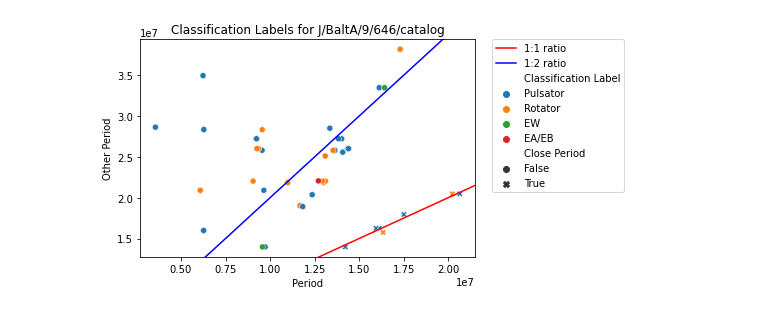
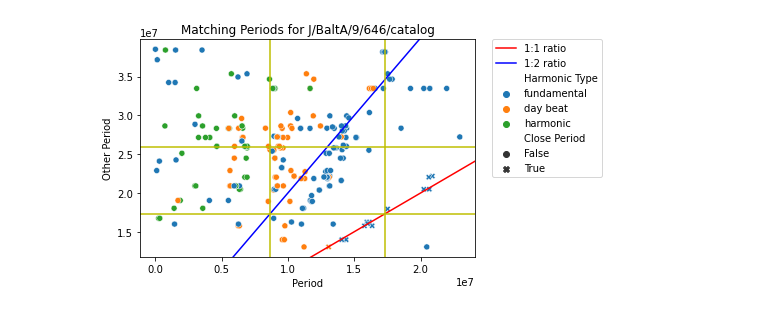
Before and after one commit to adammcmaster/superwasp-tools, a Jupyter notebook: crossref/period_comparison.ipynb, the cells around one changed output. Drawn from its saved outputs; the diff is of its cells as text; code cells hidden in the pictures.

Commit message:
Plot beat periods and add hundred day lines

```diff
--- a/crossref/period_comparison.ipynb
+++ b/crossref/period_comparison.ipynb
@@ -19,15 +19,15 @@ from catalogues import Catalogue
 import swasputils
 # %%
 superwasp_sources = swasputils.UnifiedSubjects().get_workflow(swasputils.MAIN_WORKFLOW)
-superwasp_sources = superwasp_sources.real
-superwasp_sources = superwasp_sources.remove_class(superwasp_sources.UNKNOWN)
-superwasp_sources.add_classification_labels()
+#superwasp_sources = superwasp_sources.real
+#superwasp_sources = superwasp_sources.remove_class(superwasp_sources.UNKNOWN)
+#superwasp_sources.add_classification_labels()
 superwasp_sources.df['SuperWASP Coords'] = superwasp_sources.df['SWASP ID'].replace(r'^1SWASP', '', regex=True)
 # %%
 harmonic_groups = pandas.read_pickle(os.path.join(swasputils.CACHE_LOCATION, 'harmonic_groups.pickle'))
 # %%
 superwasp_periods = Table.from_pandas(superwasp_sources.df.merge(harmonic_groups)[[
-    'Period', 'SuperWASP Coords', 'Harmonic Group', 'Classification Label'
+    'Period', 'SuperWASP Coords', 'Harmonic Group', 'Harmonic Type',# 'Classification Label'
 ]])
 # %%
 catalogue_matches = {}
@@ -58,54 +58,98 @@ for catalogue in Catalogue.all():
     matched_periods['log(Period)'] = numpy.log10(matched_periods['Period'])
     matched_periods['log(Other Period)'] = numpy.log10(matched_periods['Other Period'])
     matched_periods['Ratio'] = matched_periods['Other Period'] / matched_periods['Period']
     matched_periods['log(Ratio)'] = numpy.log10(matched_periods['Ratio'])
 
     catalogue_matches[catalogue.name] = {
         'closest': matched_periods,
         'all': matched_periods_all,
     }
 
-    #seaborn.scatterplot(
-    #    data=matched_periods_all,
-    #    x='Period',
-    #    y='Other Period',
-    #    hue='Close Period',
-    #).set(title=f'Matching SuperWASP Periods for {catalogue}')
-    #plt.show()
-
-    #seaborn.scatterplot(
-    #    data=matched_periods,
-    #    x='Period',
-    #    y='Other Period',
-    #    hue='Close Period',
-    #).set(title=f'Closest SuperWASP Periods for {catalogue}')
-    #plt.show()
-
     seaborn.scatterplot(
-        data=matched_periods,
+        data=matched_periods_all,
         x='Period',
         y='Other Period',
-        hue='Classification Label',
         style='Close Period',
-    ).set(title=f'Classification Labels for {catalogue}')
+        hue='Harmonic Type',
+    ).set(title=f'Matching Periods for {catalogue}')
 
     x_min, x_max = plt.xlim()
     y_min, y_max = plt.ylim()
-    x = numpy.linspace(x_min, x_max, 100)
-    y = 2*x
-    plt.plot(x, x, '-r', label='1:1 ratio')
-    plt.plot(x, y, '-b', label='1:2 ratio')
+
+    ratio_x = numpy.linspace(x_min, x_max, 100)
+    ratio_y = 2 * ratio_x
+    plt.plot(ratio_x, ratio_x, '-r', label='1:1 ratio')
+    plt.plot(ratio_x, ratio_y, '-b', label='1:2 ratio')
+
+    hundreds_of_days = [ 86400*x for x in range(100, 400, 100) ]
+    y_vert = numpy.linspace(y_min, y_max, 100)
+    for x_vert in hundreds_of_days:
+        plt.plot([ x_vert for n in range(len(y_vert)) ], y_vert, '-y')
+    for y_vert in hundreds_of_days:
+        plt.plot(ratio_x, [ y_vert for n in range(len(ratio_x)) ], '-y')
 
     plt.xlim(x_min, x_max)
     plt.ylim(y_min, y_max)
 
     plt.legend(bbox_to_anchor=(1.05, 1), loc=2, borderaxespad=0.)
     plt.show()
 
+
+
+
+
+
+    seaborn.scatterplot(
+        data=matched_periods,
+        x='Period',
+        y='Other Period',
+        style='Close Period',
+        hue='Harmonic Type',
+    ).set(title=f'Closest Periods for {catalogue}')
+
+    x_min, x_max = plt.xlim()
+    y_min, y_max = plt.ylim()
+
+    ratio_x = numpy.linspace(x_min, x_max, 100)
+    ratio_y = 2 * ratio_x
+    plt.plot(ratio_x, ratio_x, '-r', label='1:1 ratio')
+    plt.plot(ratio_x, ratio_y, '-b', label='1:2 ratio')
+
+    hundreds_of_days = [ 86400*x for x in range(100, 400, 100) ]
+    y_vert = numpy.linspace(y_min, y_max, 100)
+    for x_vert in hundreds_of_days:
+        plt.plot([ x_vert for n in range(len(y_vert)) ], y_vert, '-y')
+    for y_vert in hundreds_of_days:
+        plt.plot(ratio_x, [ y_vert for n in range(len(ratio_x)) ], '-y')
+
+    plt.xlim(x_min, x_max)
+    plt.ylim(y_min, y_max)
+
+    plt.legend(bbox_to_anchor=(1.05, 1), loc=2, borderaxespad=0.)
+    plt.show()
+
+    #seaborn.scatterplot(
+    #    data=matched_periods,
+    #    x='Period',
+    #    y='Other Period',
+    #    hue='Classification Label',
+    #    style='Close Period',
+    #).set(title=f'Classification Labels for {catalogue}')
+    #x_min, x_max = plt.xlim()
+    #y_min, y_max = plt.ylim()
+    #ratio_x = numpy.linspace(x_min, x_max, 100)
+    #ratio_y = 2 * ratio_x
+    #plt.plot(ratio_x, ratio_x, '-r', label='1:1 ratio')
+    #plt.plot(ratio_x, ratio_y, '-b', label='1:2 ratio')
+    #plt.xlim(x_min, x_max)
+    #plt.ylim(y_min, y_max)
+    #plt.legend(bbox_to_anchor=(1.05, 1), loc=2, borderaxespad=0.)
+    #plt.show()
+
     #seaborn.displot(data=matched_periods, x="log(Ratio)").set(title=f'SuperWASP Period Ratios for {catalogue}')
     #plt.show()
 
     #seaborn.countplot(data=matched_periods, x='Close Period').set(title=f'Period Closeness {catalogue}')
     #plt.show()
 # %% [output]
-[figure, old version]
+[figure, new version]
```
Also changed, not shown: parts of 2 cells of this notebook.
